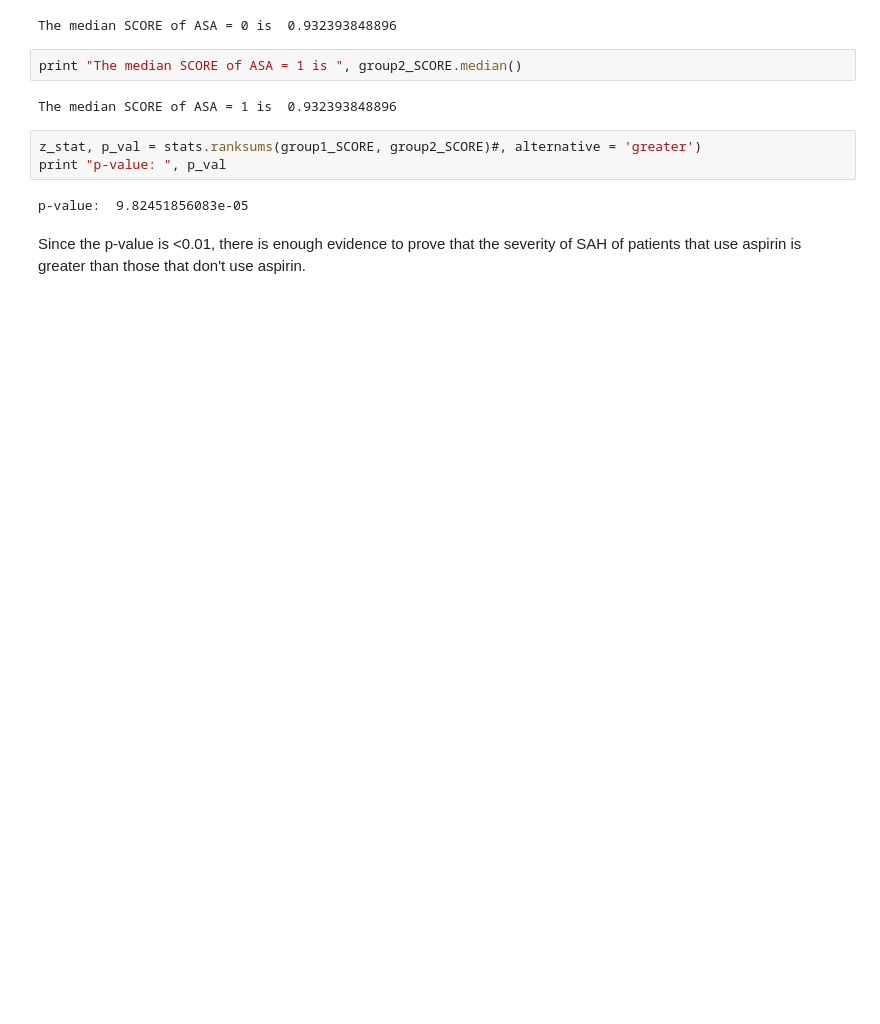
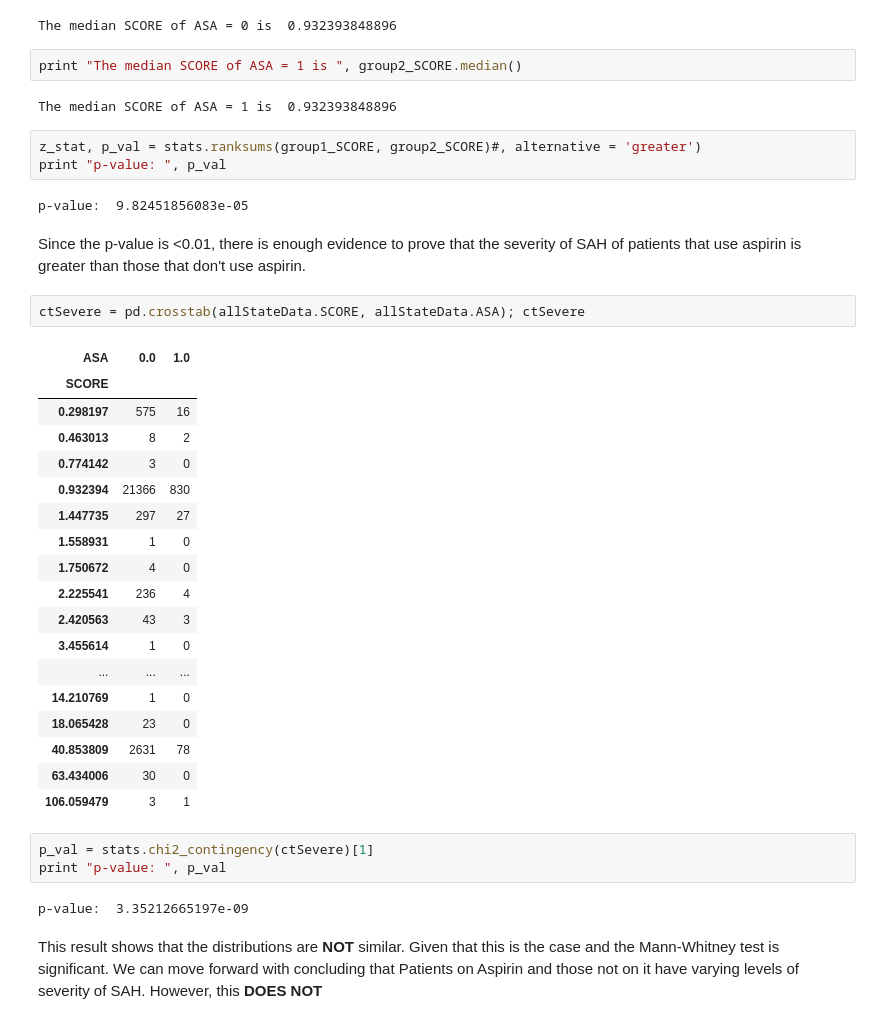
Before and after one commit to ysriram1/Loyola-SAH-Analysis, a Jupyter notebook: Analysis.ipynb, the cells around one changed output. Drawn from its saved outputs; the diff is of its cells as text; blank space fills up the shorter version.

```diff
--- a/Analysis.ipynb
+++ b/Analysis.ipynb
@@ -290,3 +285,31 @@ print "p-value: ", p_val
 p-value:  9.82451856083e-05
 # %% [markdown]
 Since the p-value is <0.01, there is enough evidence to prove that the severity of SAH of patients that use aspirin is greater than those that don't use aspirin.
+# %%
+ctSevere = pd.crosstab(allStateData.SCORE, allStateData.ASA); ctSevere
+# %% [output]
+| ASA | 0.0 | 1.0 |
+| SCORE |  |  |
+| 0.298197 | 575 | 16 |
+| 0.463013 | 8 | 2 |
+| 0.774142 | 3 | 0 |
+| 0.932394 | 21366 | 830 |
+| 1.447735 | 297 | 27 |
+| 1.558931 | 1 | 0 |
+| 1.750672 | 4 | 0 |
+| 2.225541 | 236 | 4 |
+| 2.420563 | 43 | 3 |
+| 3.455614 | 1 | 0 |
+| ... | ... | ... |
+| 14.210769 | 1 | 0 |
+| 18.065428 | 23 | 0 |
+| 40.853809 | 2631 | 78 |
+| 63.434006 | 30 | 0 |
+| 106.059479 | 3 | 1 |
+# %%
+p_val = stats.chi2_contingency(ctSevere)[1]
+print "p-value: ", p_val
+# %% [output]
+p-value:  3.35212665197e-09
+# %% [markdown]
+This result shows that the distributions are **NOT** similar. Given that this is the case and the Mann-Whitney test is significant. We can move forward with concluding that Patients on Aspirin and those not on it have varying levels of severity of SAH. However, this **DOES NOT**
```
Also changed, not shown: parts of 6 cells of this notebook.
